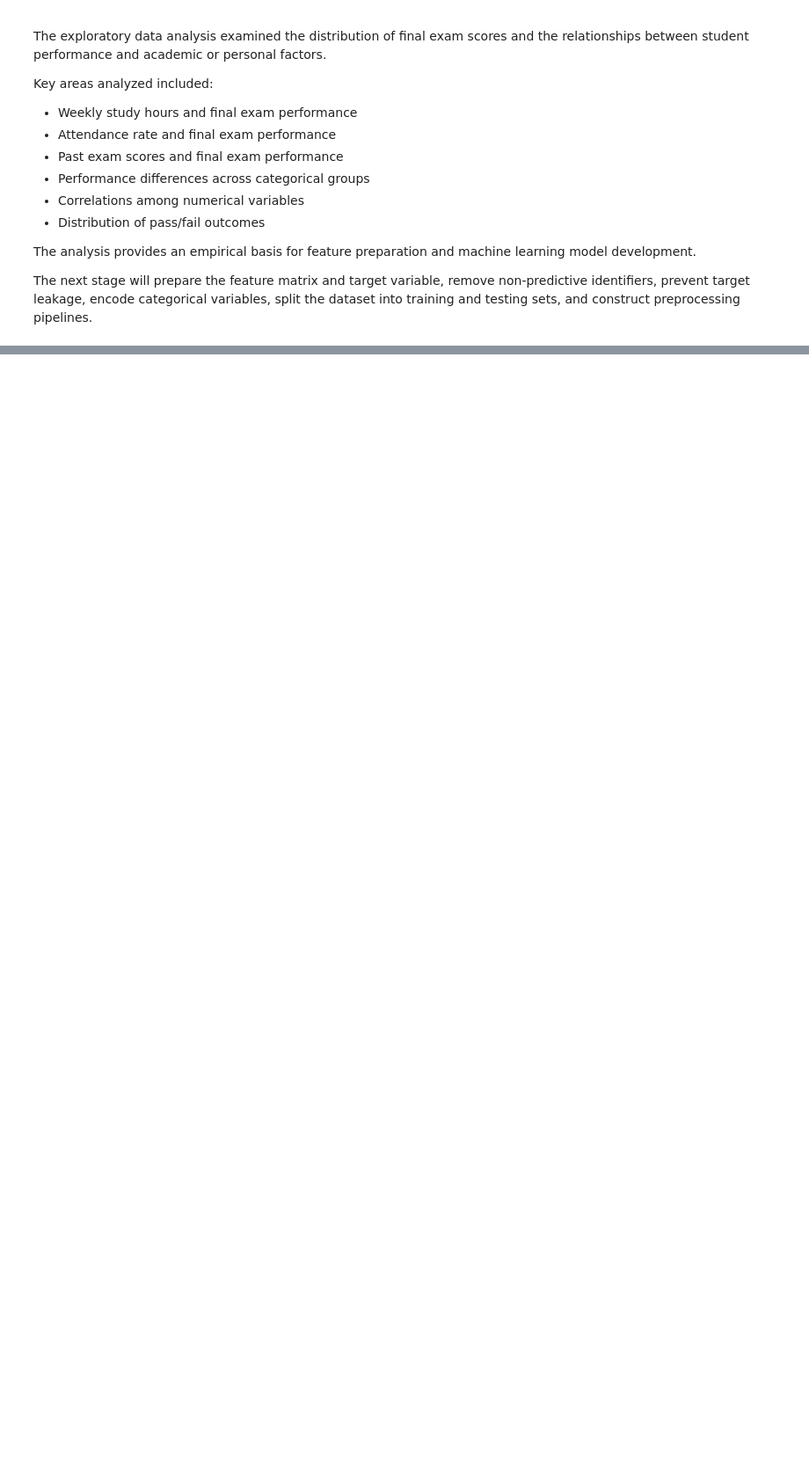
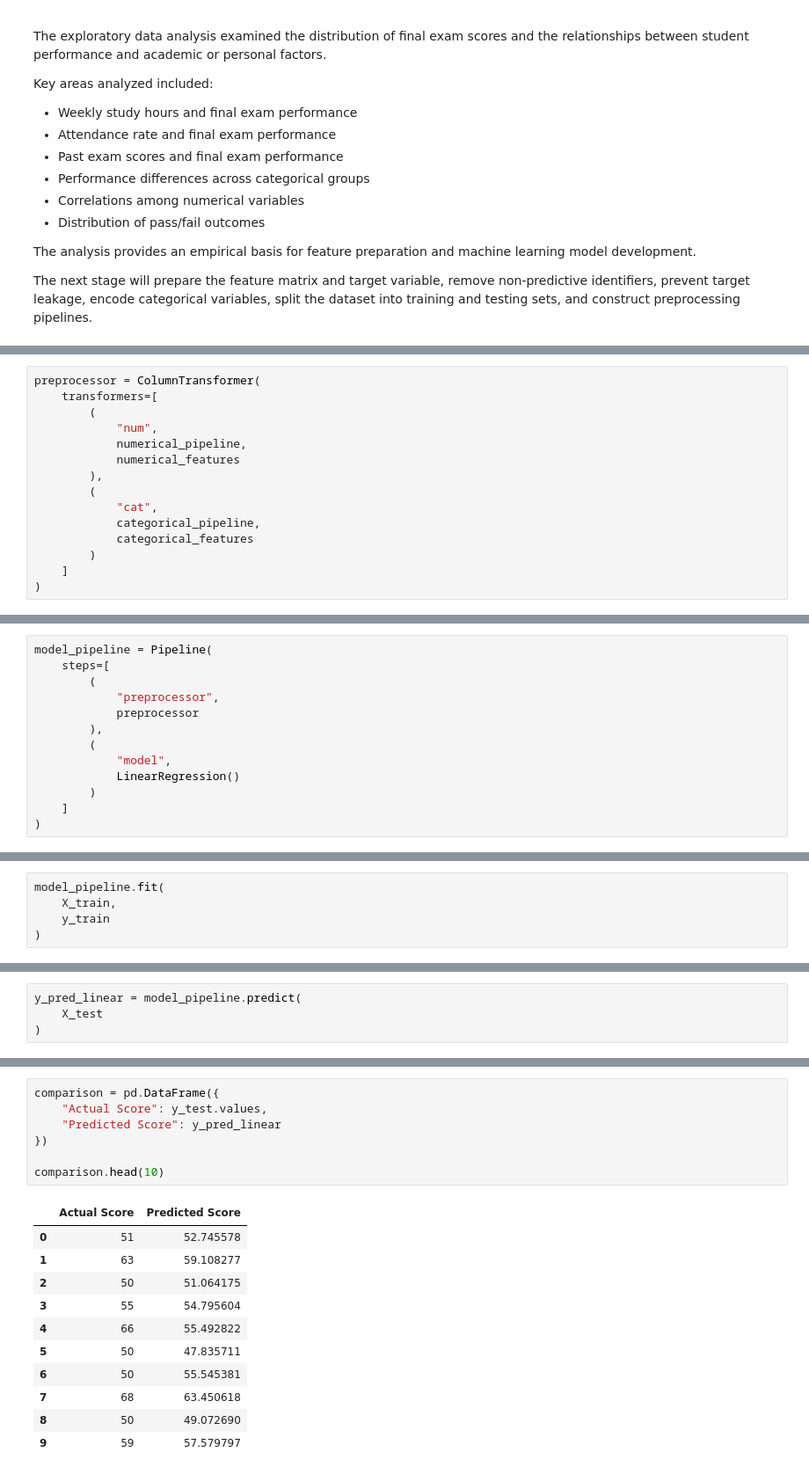
Before and after one commit to ryeshika07/student-performance-prediction, a Jupyter notebook: notebooks/student_performance_prediction.ipynb, the cells around one changed output, grey strips where cells are left out. Shown at 88% size. Cells and saved outputs as stored; diff of their text form; blank space fills up the shorter version.

Commit message:
Add feature preparation and preprocessing pipeline

```diff
--- a/notebooks/student_performance_prediction.ipynb
+++ b/notebooks/student_performance_prediction.ipynb
@@ -866,0 +1068,15 @@ The next stage will prepare the feature matrix and target variable, remove non-p
+# %%
+preprocessor = ColumnTransformer(
+    transformers=[
+        (
+            "num",
+            numerical_pipeline,
+            numerical_features
+        ),
+        (
+            "cat",
+            categorical_pipeline,
+            categorical_features
+        )
+    ]
+)
@@ -866,0 +1102,13 @@ The next stage will prepare the feature matrix and target variable, remove non-p
+# %%
+model_pipeline = Pipeline(
+    steps=[
+        (
+            "preprocessor",
+            preprocessor
+        ),
+        (
+            "model",
+            LinearRegression()
+        )
+    ]
+)
@@ -866,0 +1137,5 @@ The next stage will prepare the feature matrix and target variable, remove non-p
+# %%
+model_pipeline.fit(
+    X_train,
+    y_train
+)
@@ -866,0 +1166,4 @@ The next stage will prepare the feature matrix and target variable, remove non-p
+# %%
+y_pred_linear = model_pipeline.predict(
+    X_test
+)
@@ -866,0 +1175,19 @@ The next stage will prepare the feature matrix and target variable, remove non-p
+# %%
+comparison = pd.DataFrame({
+    "Actual Score": y_test.values,
+    "Predicted Score": y_pred_linear
+})
+
+comparison.head(10)
+# %% [output]
+|  | Actual Score | Predicted Score |
+| 0 | 51 | 52.745578 |
+| 1 | 63 | 59.108277 |
+| 2 | 50 | 51.064175 |
+| 3 | 55 | 54.795604 |
+| 4 | 66 | 55.492822 |
+| 5 | 50 | 47.835711 |
+| 6 | 50 | 55.545381 |
+| 7 | 68 | 63.450618 |
+| 8 | 50 | 49.072690 |
+| 9 | 59 | 57.579797 |
```
Also changed, not shown: parts of 28 cells of this notebook.
